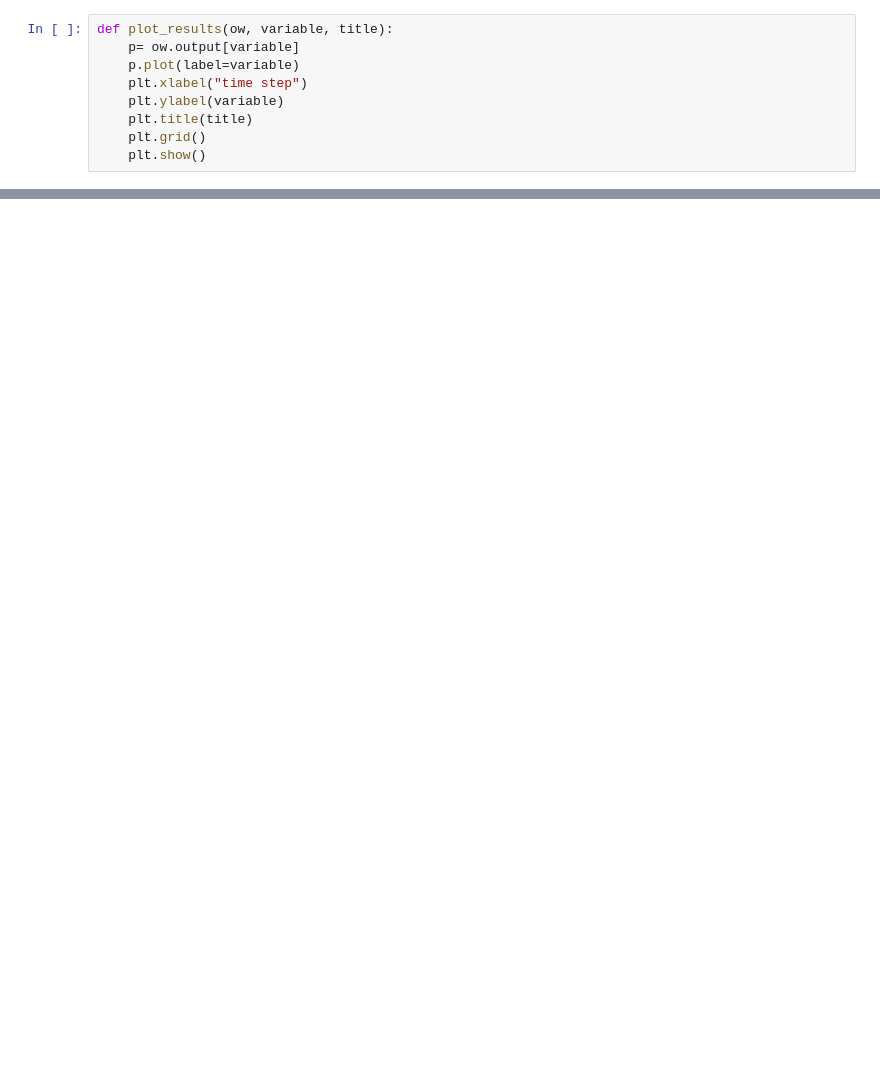
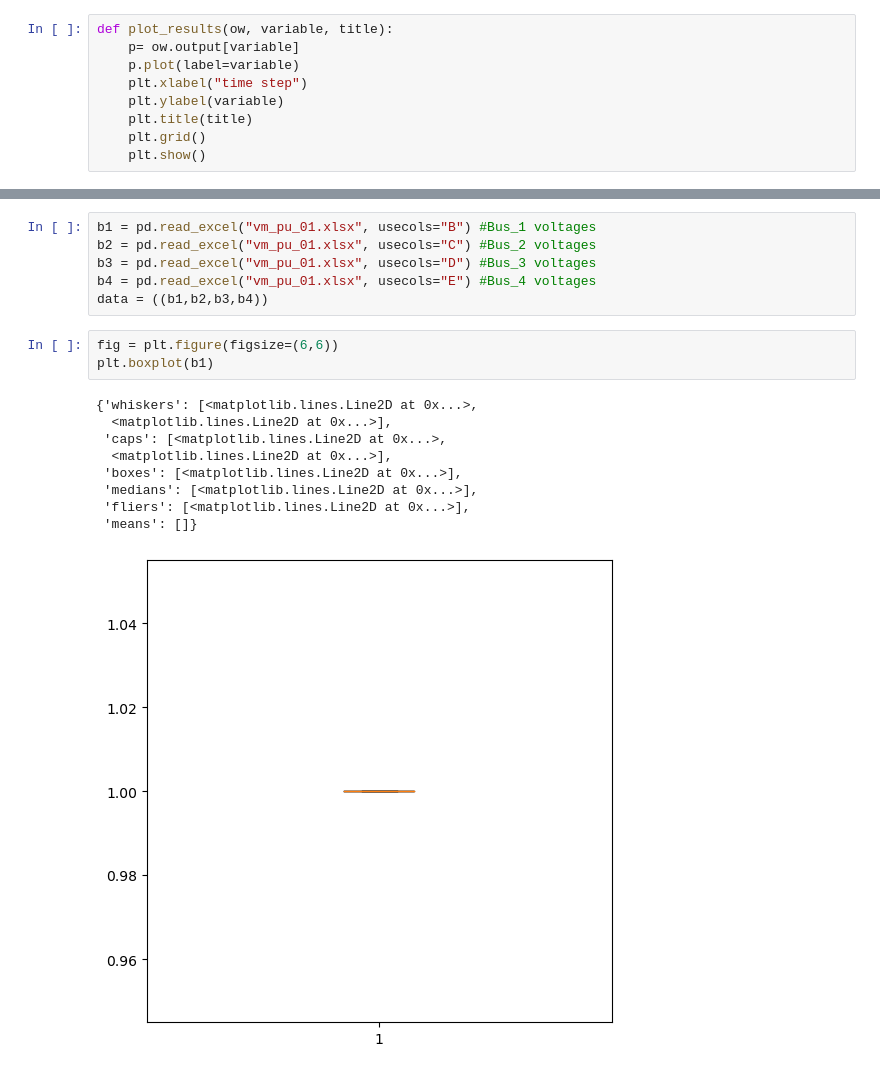
Before and after one commit to atik-arshad/PSPlab22_1112284_atik, a Jupyter notebook: Lab_Session_5/Lab_session_5_time_series.ipynb, the cells around one changed output, grey strips where cells are left out. Saved outputs shown, nothing was run; the diff lists cells and outputs as text; blank space fills up the shorter version.

```diff
--- a/Lab_Session_5/Lab_session_5_time_series.ipynb
+++ b/Lab_Session_5/Lab_session_5_time_series.ipynb
@@ -134,0 +125,19 @@ plot_results(ow, 'res_sgen.p_mw', 'Real Power at sgen')
+# %%
+b1 = pd.read_excel("vm_pu_01.xlsx", usecols="B") #Bus_1 voltages
+b2 = pd.read_excel("vm_pu_01.xlsx", usecols="C") #Bus_2 voltages
+b3 = pd.read_excel("vm_pu_01.xlsx", usecols="D") #Bus_3 voltages
+b4 = pd.read_excel("vm_pu_01.xlsx", usecols="E") #Bus_4 voltages
+data = ((b1,b2,b3,b4))
+# %%
+fig = plt.figure(figsize=(6,6))
+plt.boxplot(b1)
+# %% [output]
+{'whiskers': [<matplotlib.lines.Line2D at 0x...>,
+  <matplotlib.lines.Line2D at 0x...>],
+ 'caps': [<matplotlib.lines.Line2D at 0x...>,
+  <matplotlib.lines.Line2D at 0x...>],
+ 'boxes': [<matplotlib.lines.Line2D at 0x...>],
+ 'medians': [<matplotlib.lines.Line2D at 0x...>],
+ 'fliers': [<matplotlib.lines.Line2D at 0x...>],
+ 'means': []}
+[figure, added]
```
Also changed, not shown: parts of 12 cells of this notebook, 1 other file.
